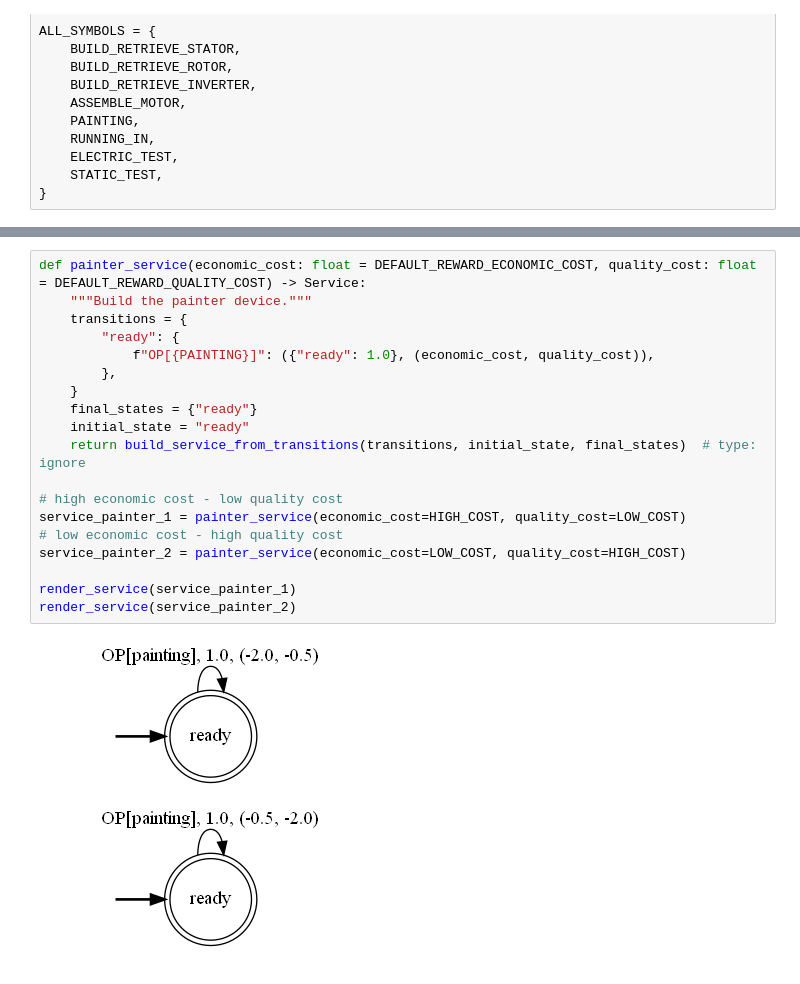
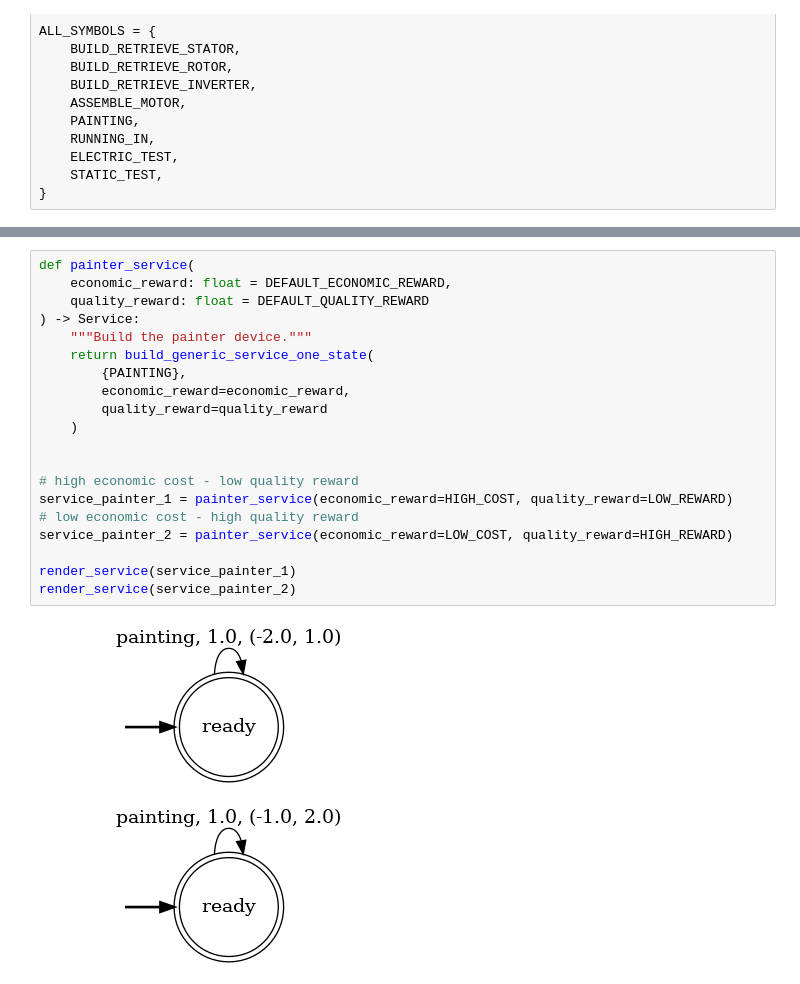
Before and after one commit to luusi/ICSOC-2022, a Jupyter notebook: docs/notebooks/01-electric-motor-production.ipynb, the cells around one changed output, grey strips where cells are left out. Saved outputs shown, nothing was run; the diff lists cells and outputs as text.

Commit message:
complete services construction and target MDP of DFA

```diff
--- a/docs/notebooks/01-electric-motor-production.ipynb
+++ b/docs/notebooks/01-electric-motor-production.ipynb
@@ -221,23 +305,24 @@ render_service(service_assembler_2)
 # %%
-def painter_service(economic_cost: float = DEFAULT_REWARD_ECONOMIC_COST, quality_cost: float = DEFAULT_REWARD_QUALITY_COST) -> Service:
+def painter_service(
+    economic_reward: float = DEFAULT_ECONOMIC_REWARD,
+    quality_reward: float = DEFAULT_QUALITY_REWARD
+) -> Service:
     """Build the painter device."""
-    transitions = {
-        "ready": {
-            f"OP[{PAINTING}]": ({"ready": 1.0}, (economic_cost, quality_cost)),
-        },
-    }
-    final_states = {"ready"}
-    initial_state = "ready"
-    return build_service_from_transitions(transitions, initial_state, final_states)  # type: ignore
+    return build_generic_service_one_state(
+        {PAINTING},
+        economic_reward=economic_reward,
+        quality_reward=quality_reward
+    )
 
-# high economic cost - low quality cost
-service_painter_1 = painter_service(economic_cost=HIGH_COST, quality_cost=LOW_COST)
-# low economic cost - high quality cost
-service_painter_2 = painter_service(economic_cost=LOW_COST, quality_cost=HIGH_COST)
+
+# high economic cost - low quality reward
+service_painter_1 = painter_service(economic_reward=HIGH_COST, quality_reward=LOW_REWARD)
+# low economic cost - high quality reward
+service_painter_2 = painter_service(economic_reward=LOW_COST, quality_reward=HIGH_REWARD)
 
 render_service(service_painter_1)
 render_service(service_painter_2)
 # %% [output]
-[figure, old version]
+[figure, new version]
-[figure, old version]
+[figure, new version]
 # %%
```
Also changed, not shown: parts of 20 cells of this notebook, 2 other files.
